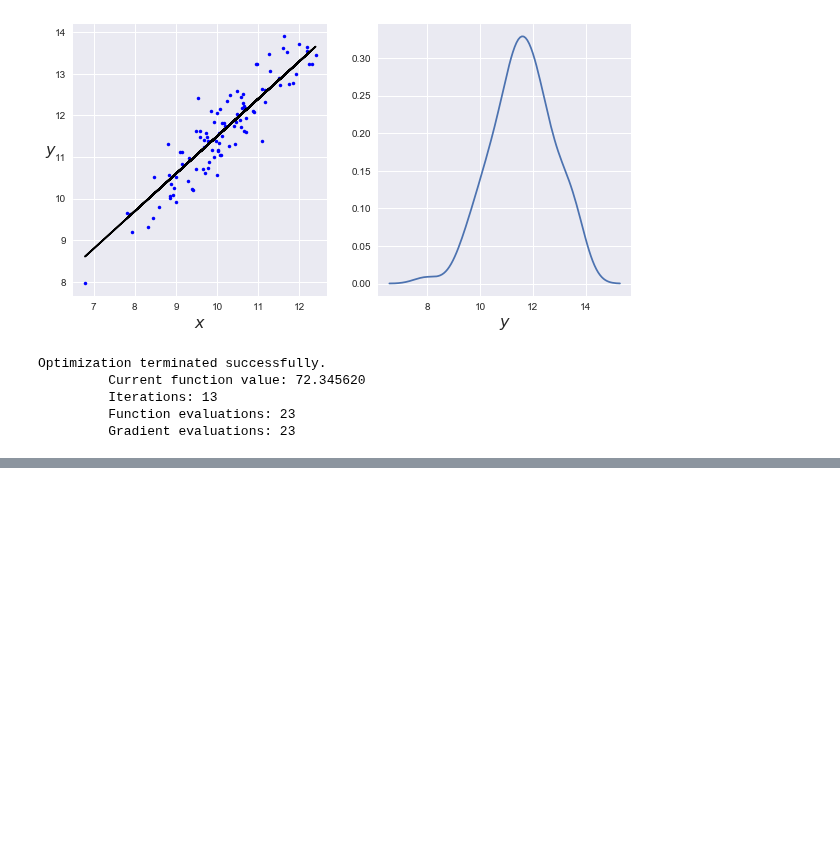
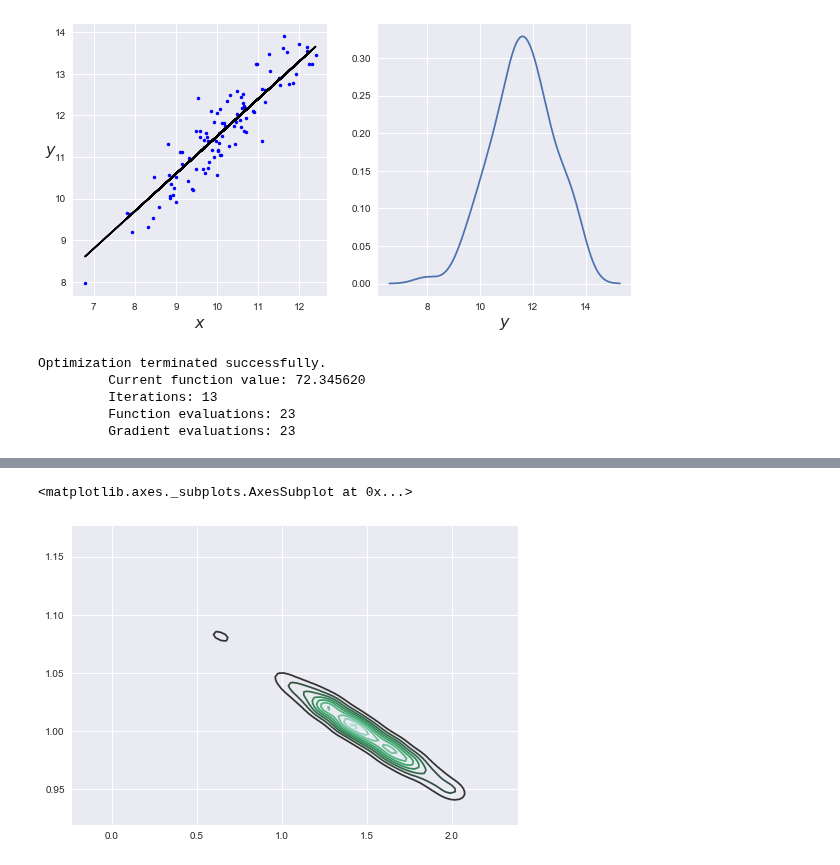
Before and after one commit to kimjunn/bawp_practice, a Jupyter notebook: Chap04.ipynb, the cells around one changed output, grey strips where cells are left out. Drawn from its saved outputs; the diff is of its cells as text; code cells hidden in the pictures; blank space fills up the shorter version.

```diff
--- a/Chap04.ipynb
+++ b/Chap04.ipynb
@@ -83,0 +92,5 @@ array([[<matplotlib.axes._subplots.AxesSubplot object at 0x...>,
+# %%
+sns.kdeplot(trace[1000:]['alpha'], trace[1000:]['beta'])
+# %% [output]
+<matplotlib.axes._subplots.AxesSubplot at 0x...>
+[figure, added]
```
Also changed, not shown: parts of 7 cells of this notebook.
